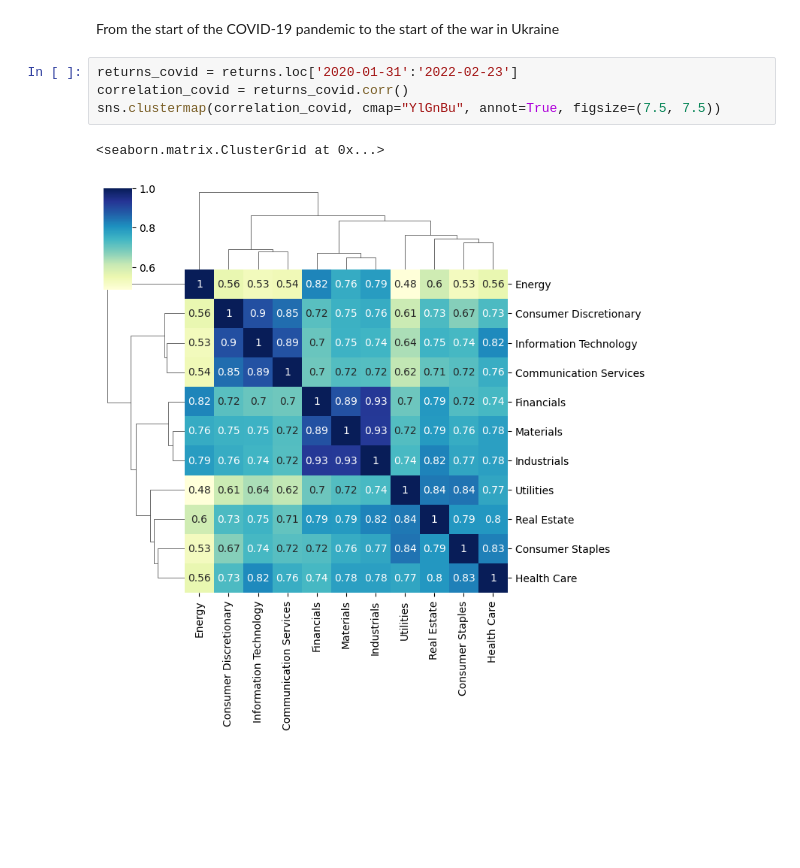
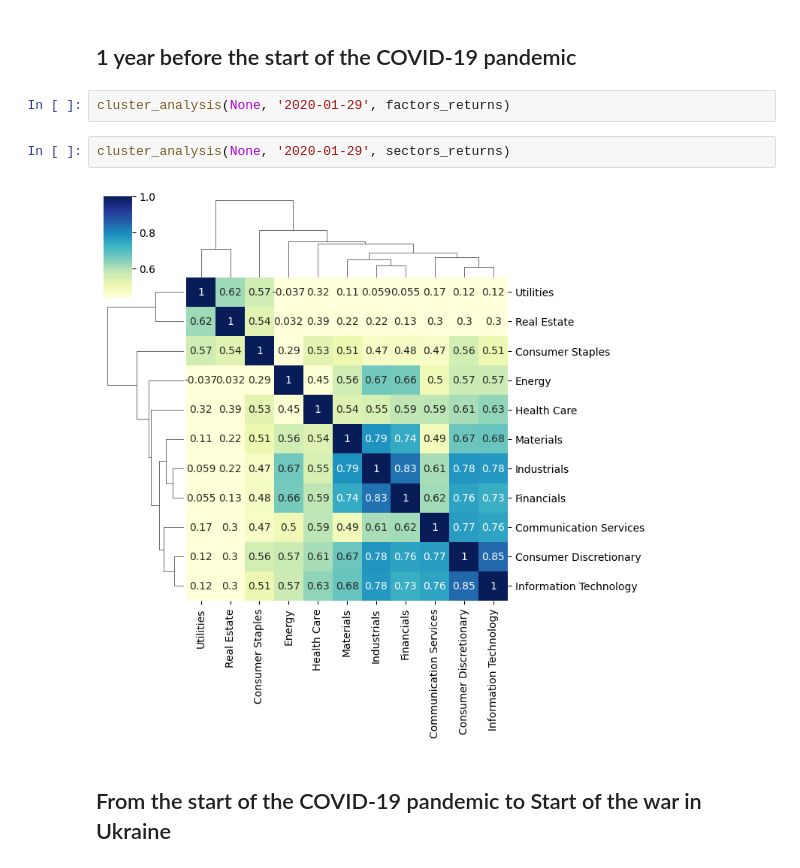
Before and after one commit to FilippoCaramatti/Sectors_Factors, a Jupyter notebook: Sectors_factors.ipynb, the cells around one changed output. Drawn from its saved outputs; the diff is of its cells as text; blank space fills up the shorter version.

```diff
--- a/Sectors_factors.ipynb
+++ b/Sectors_factors.ipynb
@@ -68,9 +104,14 @@ sns.clustermap(correlation_1y_before, cmap="YlGnBu", annot=True, figsize=(7.5, 7
+# %% [markdown]
+<a id="1y"></a>
+
+## 1 year before the start of the COVID-19 pandemic
+# %%
+cluster_analysis(None, '2020-01-29', factors_returns)
+# %%
+cluster_analysis(None, '2020-01-29', sectors_returns)
+# %% [output]
+[figure, added]
 # %% [markdown]
-From the start of the COVID-19 pandemic to the start of the war in Ukraine
+<a id="covid"></a>
+
+## From the start of the COVID-19 pandemic to Start of the war in Ukraine
-# %%
-returns_covid = returns.loc['2020-01-31':'2022-02-23']
-correlation_covid = returns_covid.corr()
-sns.clustermap(correlation_covid, cmap="YlGnBu", annot=True, figsize=(7.5, 7.5))
-# %% [output]
-<seaborn.matrix.ClusterGrid at 0x...>
-[figure, removed]
```
Also changed, not shown: parts of 18 cells of this notebook.
